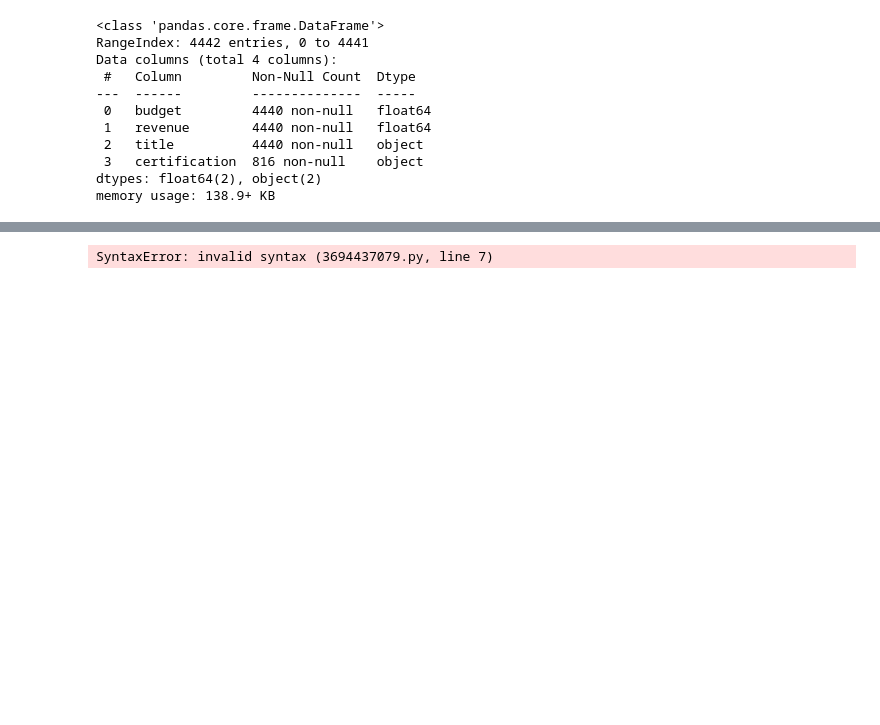
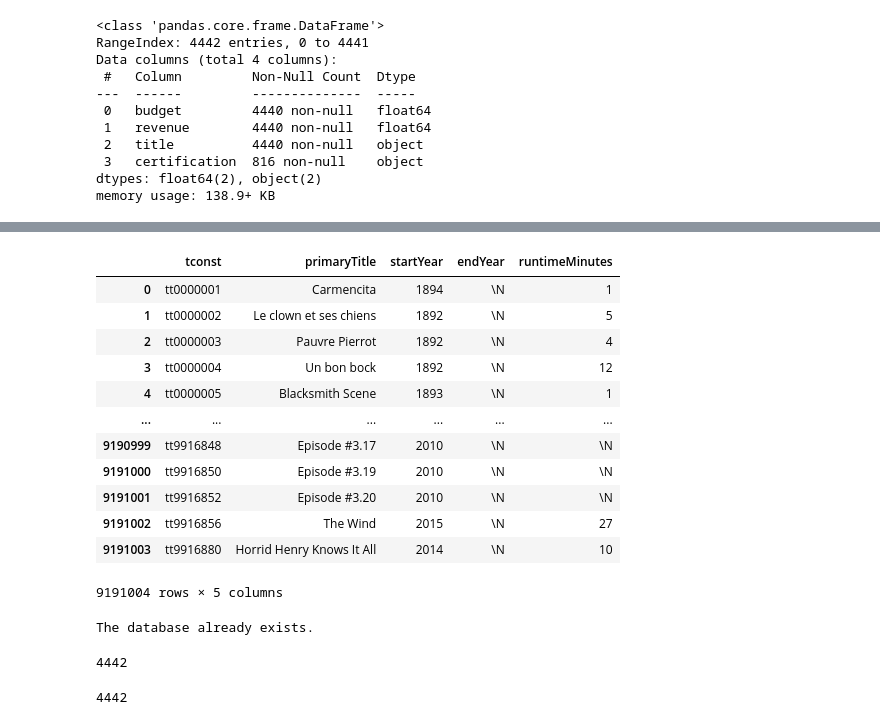
Before and after one commit to fid2445/Project-3-, a Jupyter notebook: Mike Fiddler Project 3- Part 3.ipynb, the cells around one changed output, grey strips where cells are left out. Saved outputs shown, nothing was run; the diff lists cells and outputs as text; code cells hidden in the pictures; blank space fills up the shorter version.

```diff
--- a/Mike Fiddler Project 3- Part 3.ipynb
+++ b/Mike Fiddler Project 3- Part 3.ipynb
@@ -643,11 +661,39 @@ test_avengers
+# %%
+title_genres = basics.drop(columns=['titleType','originalTitle','isAdult','genres'])
+title_genres
+# %% [output]
+|  | tconst | primaryTitle | startYear | endYear | runtimeMinutes |
+| 0 | tt0000001 | Carmencita | 1894 | \N | 1 |
+| 1 | tt0000002 | Le clown et ses chiens | 1892 | \N | 5 |
+| 2 | tt0000003 | Pauvre Pierrot | 1892 | \N | 4 |
+| 3 | tt0000004 | Un bon bock | 1892 | \N | 12 |
+| 4 | tt0000005 | Blacksmith Scene | 1893 | \N | 1 |
+| ... | ... | ... | ... | ... | ... |
+| 9190999 | tt9916848 | Episode #3.17 | 2010 | \N | \N |
+| 9191000 | tt9916850 | Episode #3.19 | 2010 | \N | \N |
+| 9191001 | tt9916852 | Episode #3.20 | 2010 | \N | \N |
+| 9191002 | tt9916856 | The Wind | 2015 | \N | 27 |
+| 9191003 | tt9916880 | Horrid Henry Knows It All | 2014 | \N | 10 |
+9191004 rows × 5 columns
 # %%
-import sqlalchemy
-import create_engine
 import pymysql
 pymysql.install_as_MySQLdb()
-username = 'root'
-password = 'root'
-connection = f'mysql+pymsql://{username}:{password}@localhost/C:/Users/fid24/OneDrive/Documents/My SQL models/project 3
+from sqlalchemy import create_engine
+from sqlalchemy_utils import create_database, database_exists
+# Create connection string using credentials following this format
+# connection = "dialect+driver://username:password@host:port/database"
+connection = "mysql+pymysql://root:root@localhost/project_3"
 engine = create_engine(connection)
-# %% [output]
-SyntaxError: invalid syntax (3694437079.py, line 7)
+# %%
+if database_exists(connection) == False: create_database(connection)
+else: print('The database already exists.')
+# %% [output]
+The database already exists.
+# %%
+df.to_sql('movies', engine, if_exists = 'replace')
+# %% [output]
+4442
+# %%
+df.to_sql('title_genres', engine, if_exists = 'replace')
+# %% [output]
+4442
```
Also changed, not shown: parts of 27 cells of this notebook, 6 other files.
